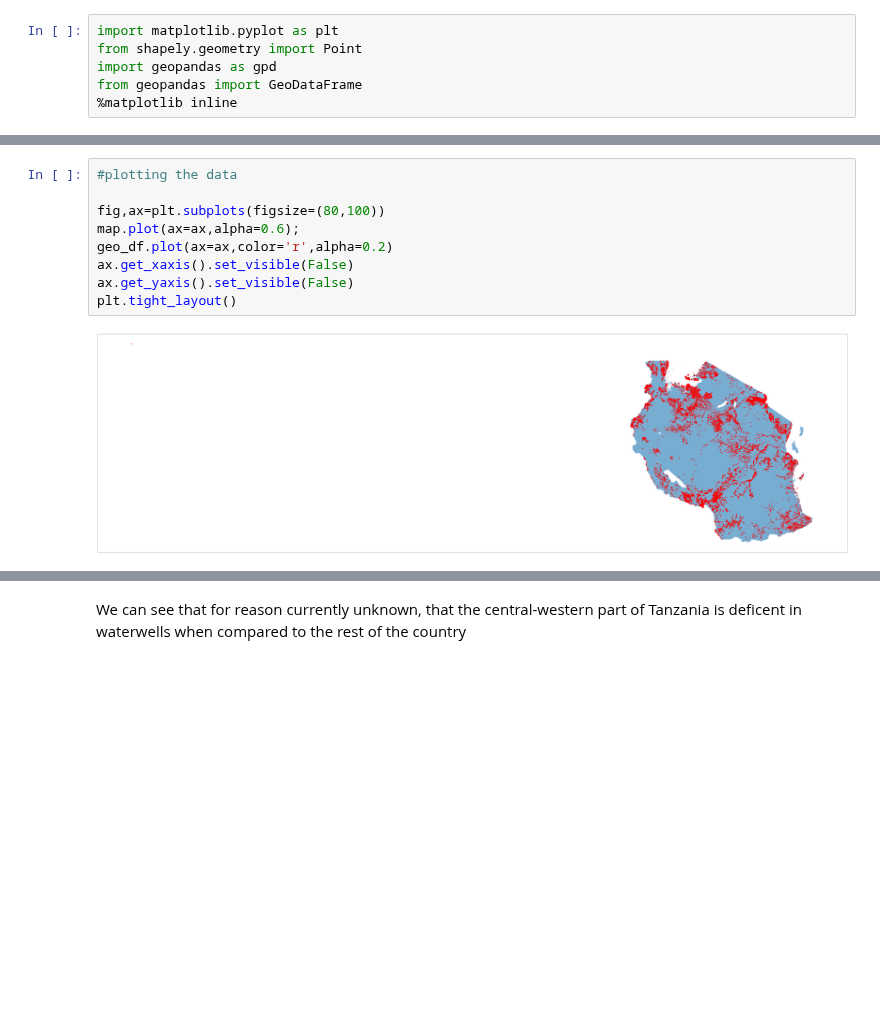
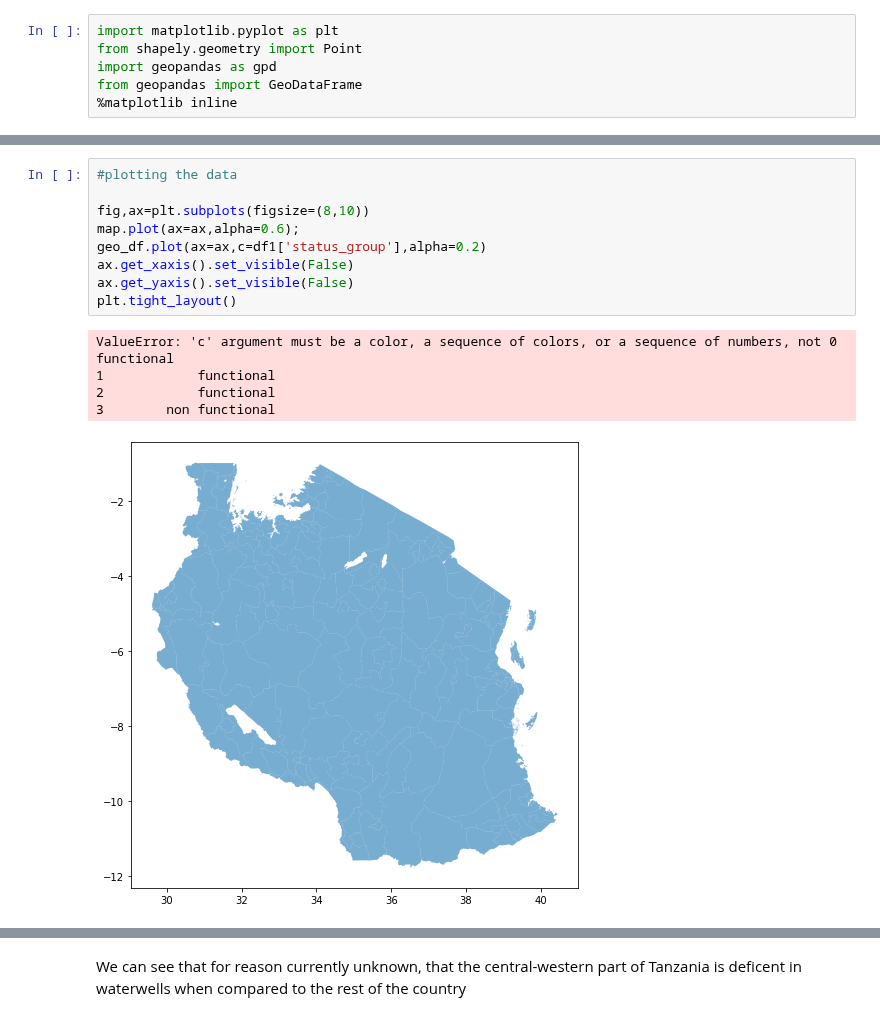
Before and after one commit to rahulakrish/water_pump_classifier, a Jupyter notebook: phase3_project.ipynb, the cells around one changed output, grey strips where cells are left out. Saved outputs shown, nothing was run; the diff lists cells and outputs as text; blank space fills up the shorter version.

```diff
--- a/phase3_project.ipynb
+++ b/phase3_project.ipynb
@@ -554,11 +562,15 @@ geo_df.head()
 # %%
 #plotting the data
 
-fig,ax=plt.subplots(figsize=(80,100))
+fig,ax=plt.subplots(figsize=(8,10))
 map.plot(ax=ax,alpha=0.6);
-geo_df.plot(ax=ax,color='r',alpha=0.2)
+geo_df.plot(ax=ax,c=df1['status_group'],alpha=0.2)
 ax.get_xaxis().set_visible(False)
 ax.get_yaxis().set_visible(False)
 plt.tight_layout()
 # %% [output]
+ValueError: 'c' argument must be a color, a sequence of colors, or a sequence of numbers, not 0            functional
+1            functional
+2            functional
+3        non functional
-[figure, old version]
+[figure, new version]
```
Also changed, not shown: parts of 14 cells of this notebook.
